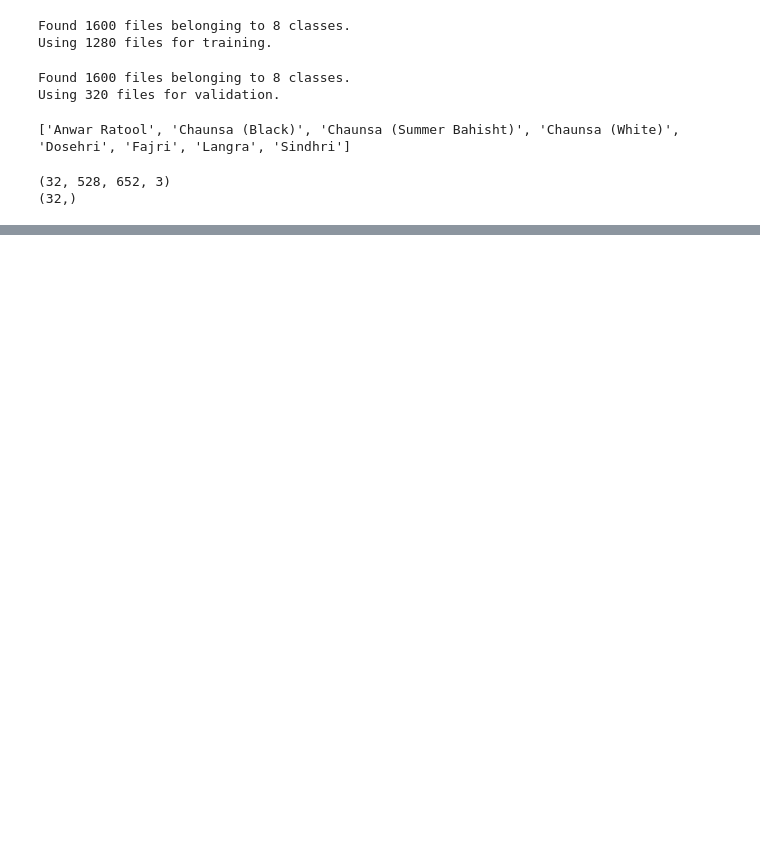
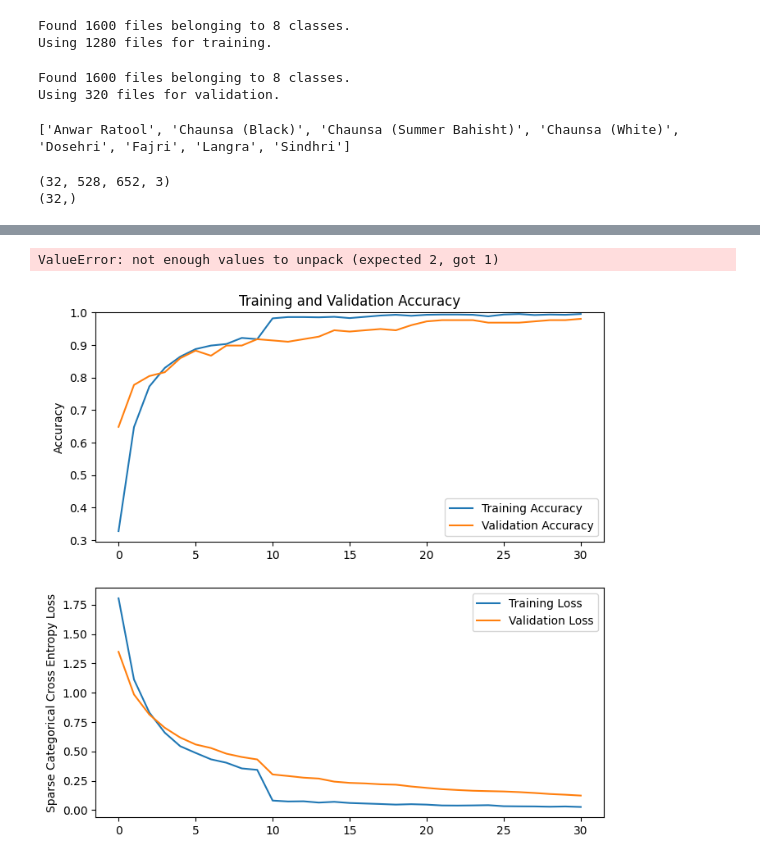
Before and after one commit to lmntrx-major/major_project, a Jupyter notebook: model.ipynb, the cells around one changed output, grey strips where cells are left out. Saved outputs shown, nothing was run; the diff lists cells and outputs as text; code cells hidden in the pictures; blank space fills up the shorter version.

```diff
--- a/model.ipynb
+++ b/model.ipynb
@@ -194,0 +287,28 @@ for i in range(9):
+# %%
+acc = history.history['accuracy'] + history_fine.history['accuracy']
+val_acc = history.history['val_accuracy'] + history_fine.history['val_accuracy']
+
+loss = history.history['loss'] + history_fine.history['loss']
+val_loss = history.history['val_loss'] + history_fine.history['val_loss']
+
+plt.figure(figsize=(8, 8))
+plt.subplot(2, 1, 1)
+plt.plot(acc, label='Training Accuracy')
+plt.plot(val_acc, label='Validation Accuracy')
+plt.legend(loc='lower right')
+plt.ylabel('Accuracy')
+plt.ylim(min(plt.ylim()), 1)
+plt.title('Training and Validation Accuracy')
+
+plt.subplot(2, 1, 2)
+plt.plot(loss, label='Training Loss')
+plt.plot(val_loss, label='Validation Loss')
+plt.legend(loc='upper right')
+plt.ylabel('Sparse Categorical Cross Entropy Loss')
+plt.ylim([[0, 1.0]])
+plt.title("Training and Validation Loss")
+plt.xlabel('epoch')
+plt.show()
+# %% [output]
+ValueError: not enough values to unpack (expected 2, got 1)
+[figure, added]
```
Also changed, not shown: parts of 15 cells of this notebook, 4 other files.
